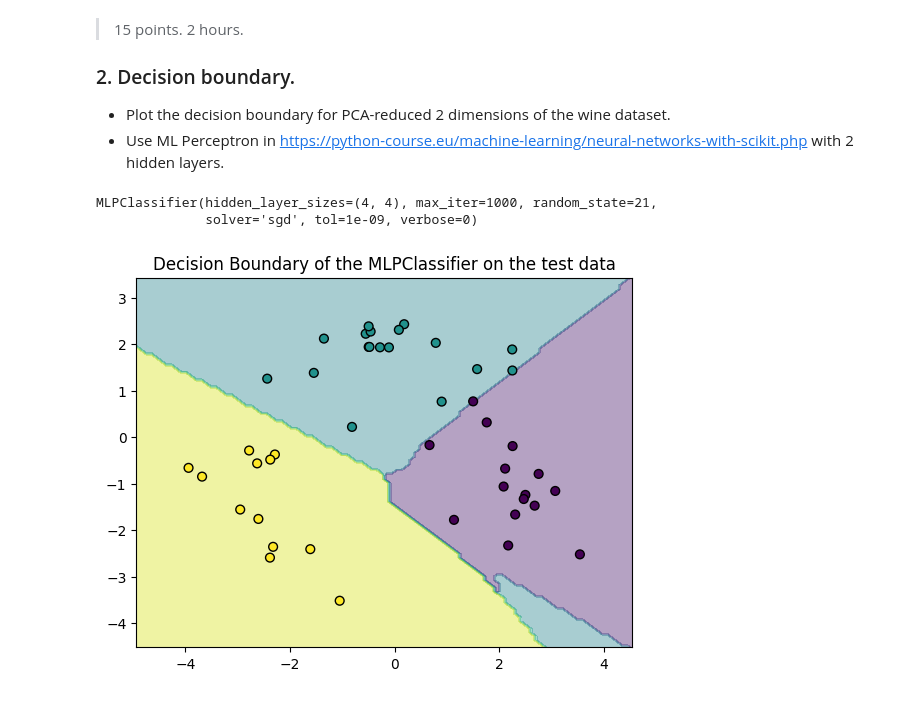
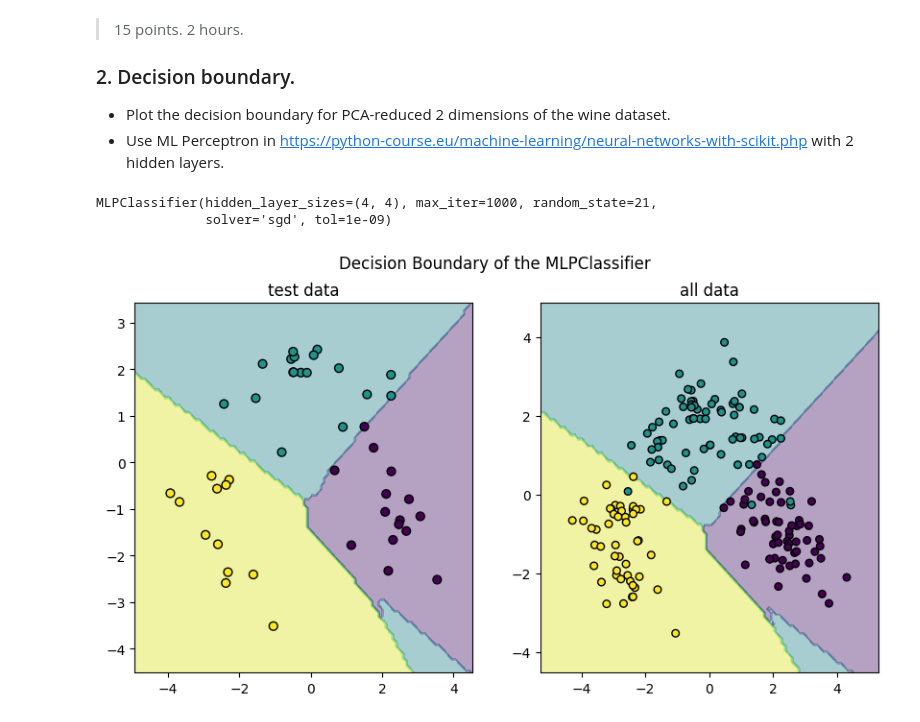
Before and after one commit to ibzzsfw/machine-learning, a Jupyter notebook: PCA-example/PCA_example.ipynb, the cells around one changed output. Saved outputs shown, nothing was run; the diff lists cells and outputs as text; code cells hidden in the pictures.

Commit message:
`chore`: subplot to compare

```diff
--- a/PCA-example/PCA_example.ipynb
+++ b/PCA-example/PCA_example.ipynb
@@ -137,7 +137,6 @@ mlp = MLPClassifier(
     max_iter=1000,
     alpha=0.0001,
     solver='sgd',
-    verbose=0, # type: ignore
     random_state=21,
     tol=0.000000001
 )
@@ -145,15 +144,23 @@ mlp = MLPClassifier(
 mlp.fit(X_train, y_train)
 # %% [output]
 MLPClassifier(hidden_layer_sizes=(4, 4), max_iter=1000, random_state=21,
-              solver='sgd', tol=1e-09, verbose=0)
+              solver='sgd', tol=1e-09)
 # %%
 # Plot the decision boundary
 from sklearn.inspection import DecisionBoundaryDisplay
 
-f, ax = plt.subplots()
-DecisionBoundaryDisplay.from_estimator(mlp, X_test, ax=ax, alpha=0.4, response_method='predict')
-ax.scatter(X_test[:, 0], X_test[:, 1], c=y_test , s=40, edgecolor="k")
-ax.set_title("Decision Boundary of the MLPClassifier on the test data")
+# Subplots
+# Left: Decision Boundary of the MLPClassifier on the test data
+# Right: Decision Boundary of the MLPClassifier on all data
+
+f, ax = plt.subplots(1, 2, figsize=(10, 5))
+f.suptitle("Decision Boundary of the MLPClassifier")
+DecisionBoundaryDisplay.from_estimator(mlp, X_test, ax=ax[0], alpha=0.4, response_method='predict')
+ax[0].scatter(X_test[:, 0], X_test[:, 1], c=y_test , s=40, edgecolor="k")
+ax[0].set_title("test data")
+DecisionBoundaryDisplay.from_estimator(mlp, X_pca, ax=ax[1], alpha=0.4, response_method='predict')
+ax[1].scatter(X_pca[:, 0], X_pca[:, 1], c=y , s=30, edgecolor="k")
+ax[1].set_title("all data")
 plt.show()
 # %% [output]
-[figure, old version]
+[figure, new version]
```
Also changed, not shown: parts of 1 cell of this notebook, 1 other file.
